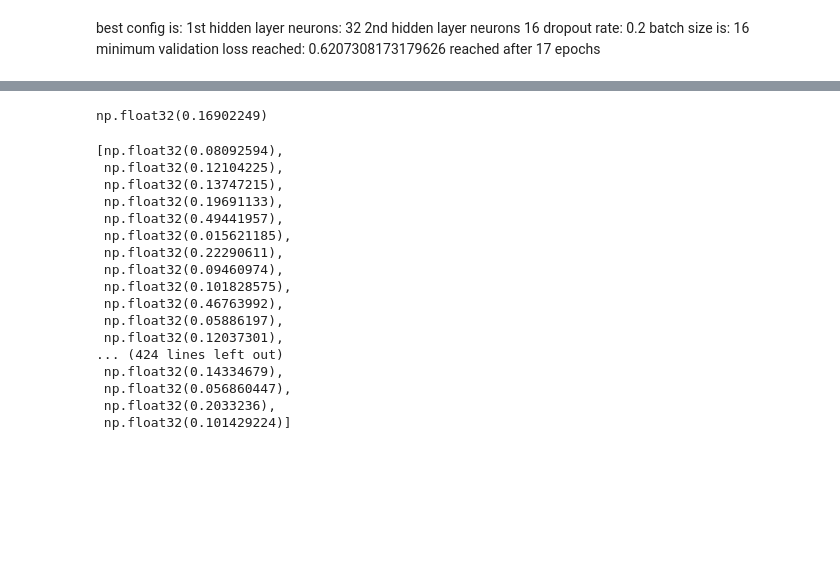
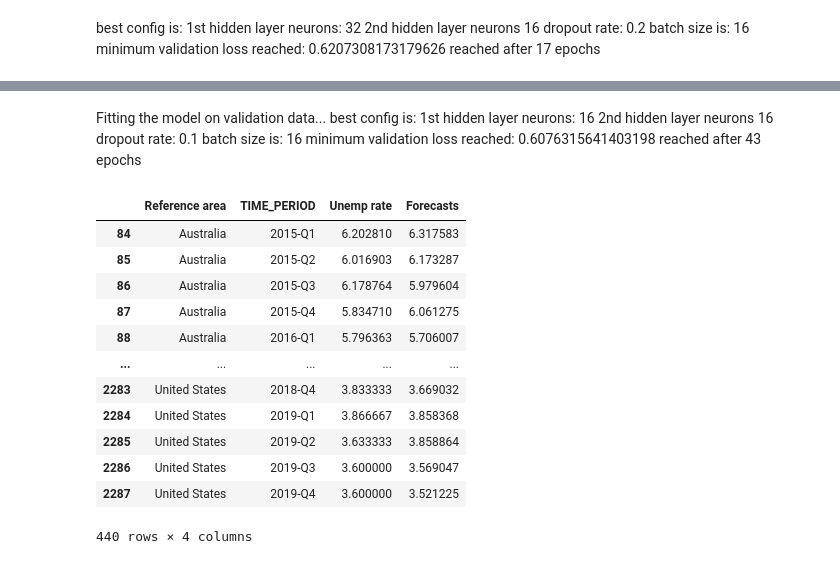
Before and after one commit to illiazhupanov/Economics_Forecasting_Project, a Jupyter notebook: notebooks/3_FFNN_forecasting.ipynb, the cells around one changed output, grey strips where cells are left out. Drawn from its saved outputs; the diff is of its cells as text; code cells hidden in the pictures; blank space fills up the shorter version.

```diff
--- a/notebooks/3_FFNN_forecasting.ipynb
+++ b/notebooks/3_FFNN_forecasting.ipynb
@@ -68,25 +61,25 @@ errors = model.rolling_origin_forecast()
+# %% [markdown]
+Fitting the model on validation data...
+best config is:
+1st hidden layer neurons: 16
+2nd hidden layer neurons 16
+dropout rate: 0.1
+batch size is: 16
+minimum validation loss reached: 0.6076315641403198
+reached after 43 epochs
 # %%
-ar = np.array(errors)
-ar.mean()
+df
 # %% [output]
+|  | Reference area | TIME_PERIOD | Unemp rate | Forecasts |
+| 84 | Australia | 2015-Q1 | 6.202810 | 6.317583 |
+| 85 | Australia | 2015-Q2 | 6.016903 | 6.173287 |
+| 86 | Australia | 2015-Q3 | 6.178764 | 5.979604 |
+| 87 | Australia | 2015-Q4 | 5.834710 | 6.061275 |
+| 88 | Australia | 2016-Q1 | 5.796363 | 5.706007 |
+| ... | ... | ... | ... | ... |
+| 2283 | United States | 2018-Q4 | 3.833333 | 3.669032 |
+| 2284 | United States | 2019-Q1 | 3.866667 | 3.858368 |
+| 2285 | United States | 2019-Q2 | 3.633333 | 3.858864 |
+| 2286 | United States | 2019-Q3 | 3.600000 | 3.569047 |
+| 2287 | United States | 2019-Q4 | 3.600000 | 3.521225 |
-np.float32(0.16902249)
+440 rows × 4 columns
-# %%
-errors
-# %% [output]
-[np.float32(0.08092594),
- np.float32(0.12104225),
- np.float32(0.13747215),
- np.float32(0.19691133),
- np.float32(0.49441957),
- np.float32(0.015621185),
- np.float32(0.22290611),
- np.float32(0.09460974),
- np.float32(0.101828575),
- np.float32(0.46763992),
- np.float32(0.05886197),
- np.float32(0.12037301),
-... (424 lines left out)
- np.float32(0.14334679),
- np.float32(0.056860447),
- np.float32(0.2033236),
- np.float32(0.101429224)]
```
Also changed, not shown: parts of 3 cells of this notebook, 5 other files.
